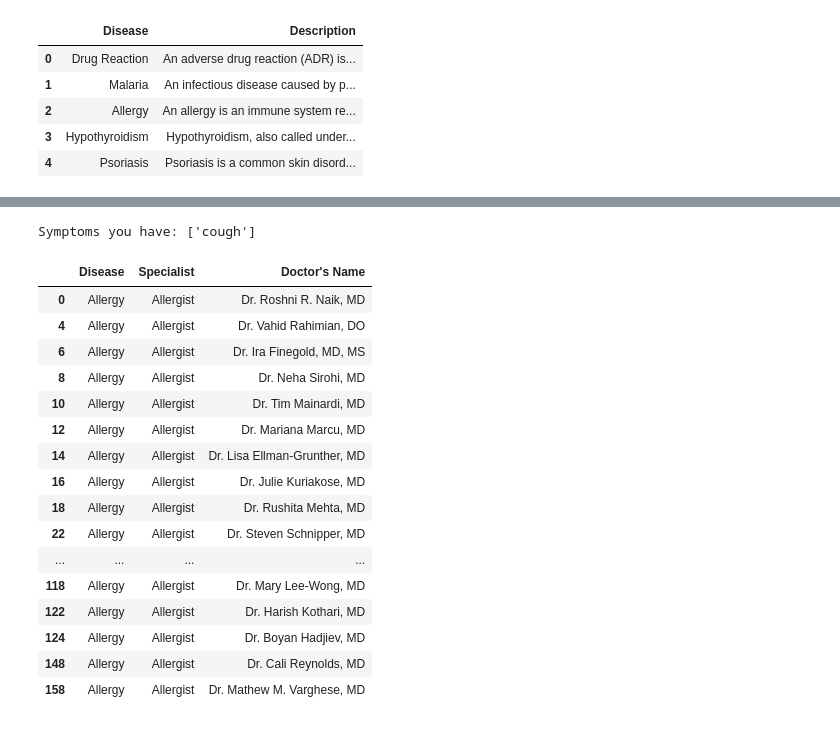
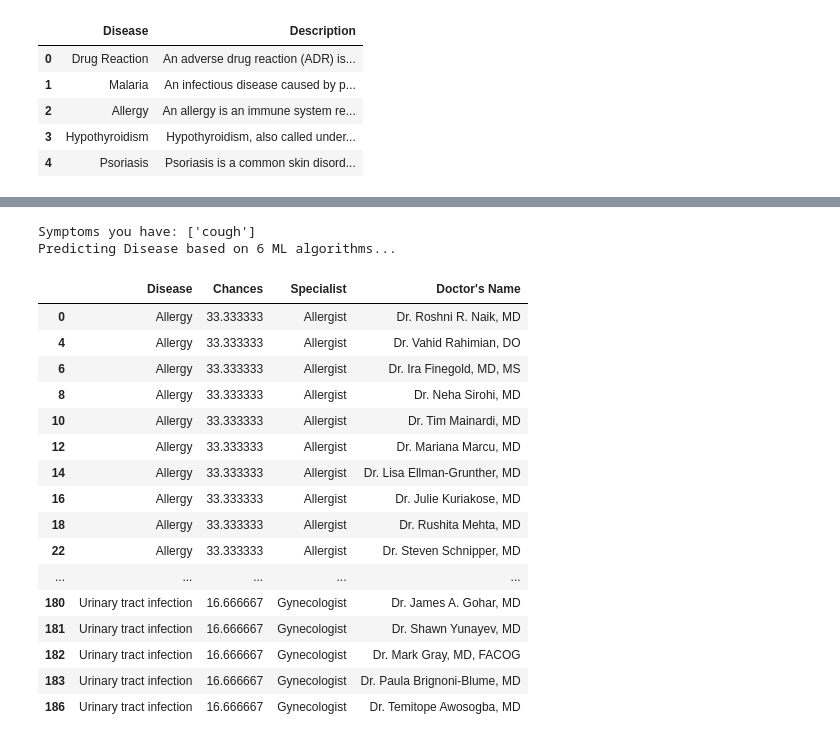
Before and after one commit to Saurabhpal052/medinavi, a Jupyter notebook: ML/ml_model.ipynb, the cells around one changed output, grey strips where cells are left out. Cells and saved outputs as stored; diff of their text form; code cells hidden in the pictures.

Commit message:
Improved prediction efficiency

```diff
--- a/ML/ml_model.ipynb
+++ b/ML/ml_model.ipynb
@@ -205,7 +201,7 @@ des_data.head()
 | 3 | Hypothyroidism | Hypothyroidism, also called under... |
 | 4 | Psoriasis | Psoriasis is a common skin disord... |
 # %%
-doc = pd.read_csv("C:/Users/Adhiraj/Downloads/zocdoc.csv")
+doc = pd.read_csv("C:/Users/Adhiraj/Downloads/Doc_specialisation.csv")
 doc.head()
 # %% [output]
 |  | Unnamed: 0 | Doctor's Name | speciality |
@@ -320,3 +339,10 @@ des_data.head()
+# %%
+import pickle
+with open('disease_predict.pkl', 'wb') as model_file:
+    pickle.dump(lst, model_file)
+# %%
+with open('disease_predict.pkl', 'rb') as model_file:
+    model = pickle.load(model_file)
 # %%
 test_col = []
 for col in data1.columns:
@@ -324,57 +350,38 @@ for col in data1.columns:
         test_col.append(col)
 
 
+
 test_data = {}
 symptoms = []
 predicted = []
-def test_input():
+# Function for disease prediction
+def predict_disease():
+    user_input = input("Enter the symptoms:")
     symptoms.clear()
     predicted.clear()
-    user_input = input("Enter Symptoms : ")
     matched_keyword = keyword_processor.extract_keywords(user_input)
     if len(matched_keyword) == 0:
         print("No Matches")
-        result_df = pd.DataFrame()
     else:
         regex = re.compile(' ')
-        processed_keywords = [i if regex.search(i) == None else i.replace(' ', '_') for i in matched_keyword]
+        processed_keywords = [i if regex.search(i) is None else i.replace(' ', '_') for i in matched_keyword]
         print("Symptoms you have:", processed_keywords)
 
     for column in test_col:
         test_data[column] = 1 if column in symptoms else 0
         test_df = pd.DataFrame(test_data, index=[0])
-    predict_disease = model.predict(test_df)
-    predict_disease = le.inverse_transform(predict_disease)
-    predicted.extend(predict_disease)
+    print("Predicting Disease based on 6 ML algorithms...")
+    for values in model:
+        predict_disease = values.predict(test_df)
+        predict_disease = le.inverse_transform(predict_disease)
+        predicted.extend(predict_disease)
     disease_counts = Counter(predicted)
-    percentage_per_disease = {disease: (count)  for disease, count in disease_counts.items()}
-    result_df = pd.DataFrame({"Disease": list(percentage_per_disease.keys())})
+    percentage_per_disease = {disease: (count / 6) * 100 for disease, count in disease_counts.items()}
+    result_df = pd.DataFrame({"Disease": list(percentage_per_disease.keys()),
+                             "Chances": list(percentage_per_disease.values())})
     result_df = result_df.merge(doc_data, on='Disease', how='left')
     result_df = result_df.merge(des_data, on='Disease', how='left')
     result_df = result_df.merge(merged_df, on='Specialist', how='left')
     result_df = result_df.drop_duplicates()
-
-    #result_df = result_df.drop('Chances', axis=1)
     result_df = result_df.drop('Description', axis=1)
     return result_df
-# %%
-test_input()
-# %% [output]
-Symptoms you have: ['cough']
-|  | Disease | Specialist | Doctor's Name |
-| 0 | Allergy | Allergist | Dr. Roshni R. Naik, MD |
-| 4 | Allergy | Allergist | Dr. Vahid Rahimian, DO |
-| 6 | Allergy | Allergist | Dr. Ira Finegold, MD, MS |
-| 8 | Allergy | Allergist | Dr. Neha Sirohi, MD |
-| 10 | Allergy | Allergist | Dr. Tim Mainardi, MD |
-| 12 | Allergy | Allergist | Dr. Mariana Marcu, MD |
-| 14 | Allergy | Allergist | Dr. Lisa Ellman-Grunther, MD |
-| 16 | Allergy | Allergist | Dr. Julie Kuriakose, MD |
-| 18 | Allergy | Allergist | Dr. Rushita Mehta, MD |
-| 22 | Allergy | Allergist | Dr. Steven Schnipper, MD |
-| ... | ... | ... | ... |
-| 118 | Allergy | Allergist | Dr. Mary Lee-Wong, MD |
-| 122 | Allergy | Allergist | Dr. Harish Kothari, MD |
-| 124 | Allergy | Allergist | Dr. Boyan Hadjiev, MD |
-| 148 | Allergy | Allergist | Dr. Cali Reynolds, MD |
-| 158 | Allergy | Allergist | Dr. Mathew M. Varghese, MD |
@@ -384,0 +388,22 @@ with open('disease.pkl', 'wb') as model_file:
+# %%
+predict_disease()
+# %% [output]
+Symptoms you have: ['cough']
+Predicting Disease based on 6 ML algorithms...
+|  | Disease | Chances | Specialist | Doctor's Name |
+| 0 | Allergy | 33.333333 | Allergist | Dr. Roshni R. Naik, MD |
+| 4 | Allergy | 33.333333 | Allergist | Dr. Vahid Rahimian, DO |
+| 6 | Allergy | 33.333333 | Allergist | Dr. Ira Finegold, MD, MS |
+| 8 | Allergy | 33.333333 | Allergist | Dr. Neha Sirohi, MD |
+| 10 | Allergy | 33.333333 | Allergist | Dr. Tim Mainardi, MD |
+| 12 | Allergy | 33.333333 | Allergist | Dr. Mariana Marcu, MD |
+| 14 | Allergy | 33.333333 | Allergist | Dr. Lisa Ellman-Grunther, MD |
+| 16 | Allergy | 33.333333 | Allergist | Dr. Julie Kuriakose, MD |
+| 18 | Allergy | 33.333333 | Allergist | Dr. Rushita Mehta, MD |
+| 22 | Allergy | 33.333333 | Allergist | Dr. Steven Schnipper, MD |
+| ... | ... | ... | ... | ... |
+| 180 | Urinary tract infection | 16.666667 | Gynecologist | Dr. James A. Gohar, MD |
+| 181 | Urinary tract infection | 16.666667 | Gynecologist | Dr. Shawn Yunayev, MD |
+| 182 | Urinary tract infection | 16.666667 | Gynecologist | Dr. Mark Gray, MD, FACOG |
+| 183 | Urinary tract infection | 16.666667 | Gynecologist | Dr. Paula Brignoni-Blume, MD |
+| 186 | Urinary tract infection | 16.666667 | Gynecologist | Dr. Temitope Awosogba, MD |
```
Also changed, not shown: parts of 9 cells of this notebook.
